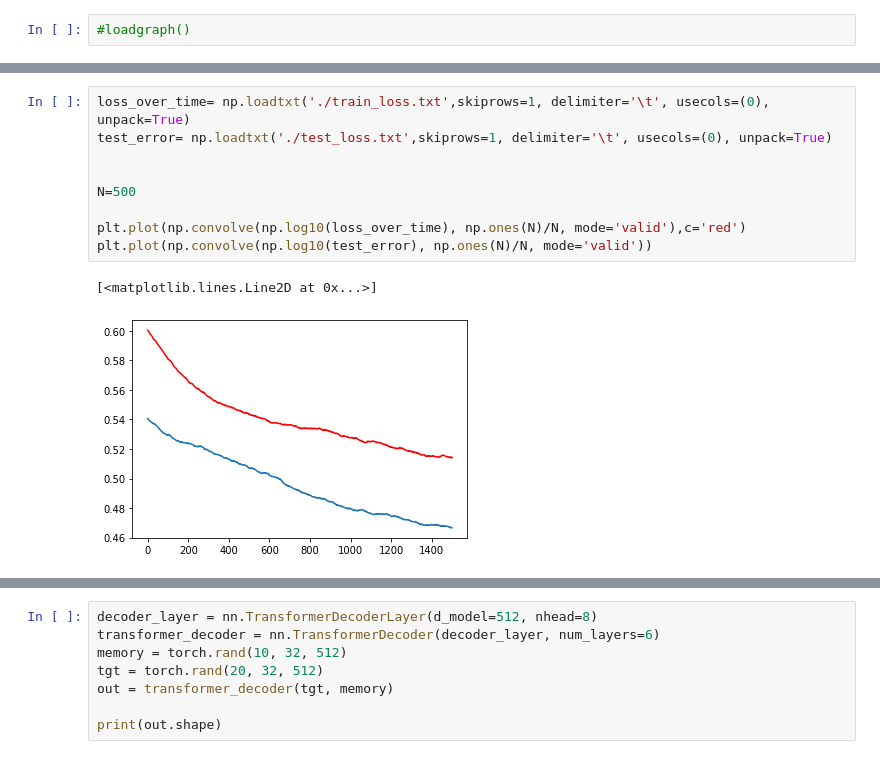
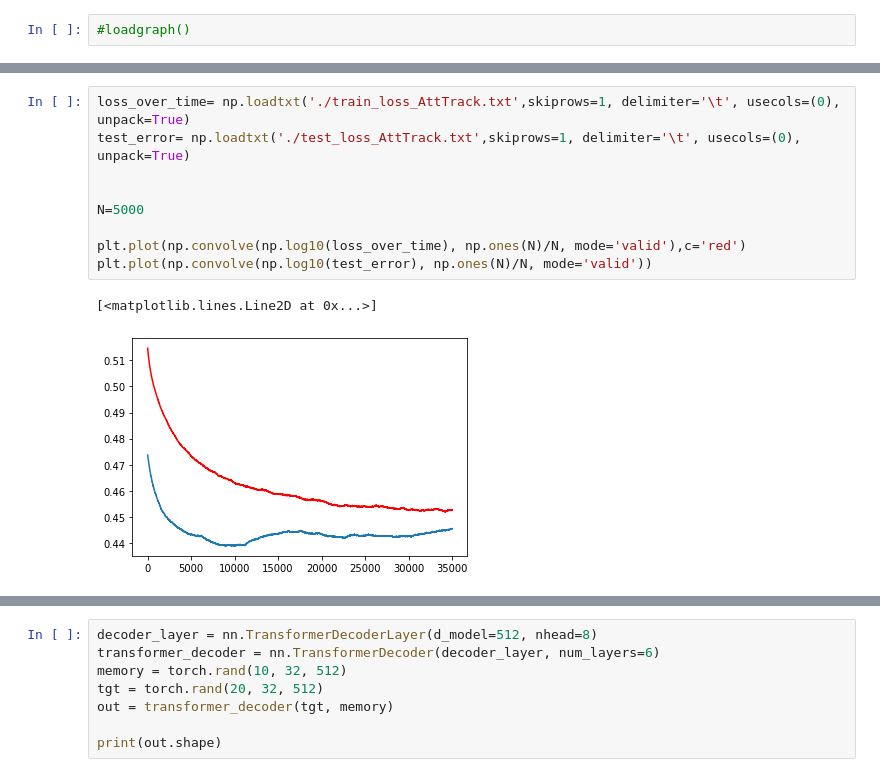
Before and after one commit to mosturm/IWR_CellTrack, a Jupyter notebook: prediction2.ipynb, the cells around one changed output, grey strips where cells are left out. Drawn from its saved outputs; the diff is of its cells as text.

```diff
--- a/prediction2.ipynb
+++ b/prediction2.ipynb
@@ -579,15 +823,15 @@ Epoch: 2000, Train loss: 3.898, Val loss: 2.860, Epoch time = 1.485s
 # %%
-loss_over_time= np.loadtxt('./train_loss.txt',skiprows=1, delimiter='\t', usecols=(0), unpack=True)
-test_error= np.loadtxt('./test_loss.txt',skiprows=1, delimiter='\t', usecols=(0), unpack=True)
+loss_over_time= np.loadtxt('./train_loss_AttTrack.txt',skiprows=1, delimiter='\t', usecols=(0), unpack=True)
+test_error= np.loadtxt('./test_loss_AttTrack.txt',skiprows=1, delimiter='\t', usecols=(0), unpack=True)
 
 
-N=500
+N=5000
 
 plt.plot(np.convolve(np.log10(loss_over_time), np.ones(N)/N, mode='valid'),c='red')
 plt.plot(np.convolve(np.log10(test_error), np.ones(N)/N, mode='valid'))
 # %% [output]
 [<matplotlib.lines.Line2D at 0x...>]
-[figure, old version]
+[figure, new version]
 # %%
 src1, src2, y = collate_fn(10,-100,train=False)
 
```
Also changed, not shown: parts of 9 cells of this notebook, 2 other files.
